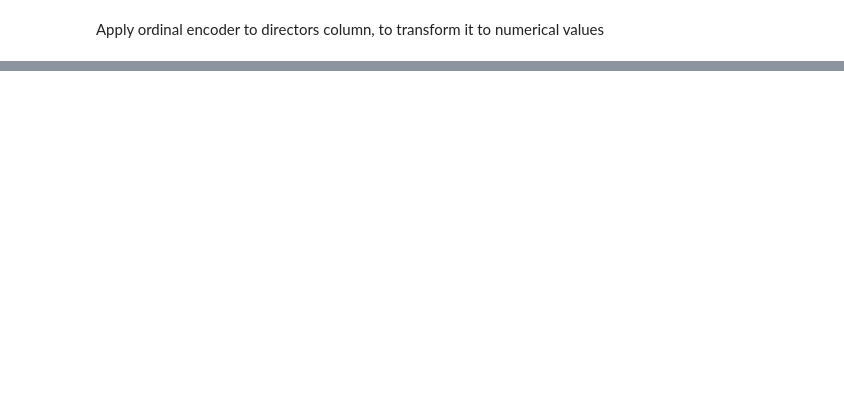
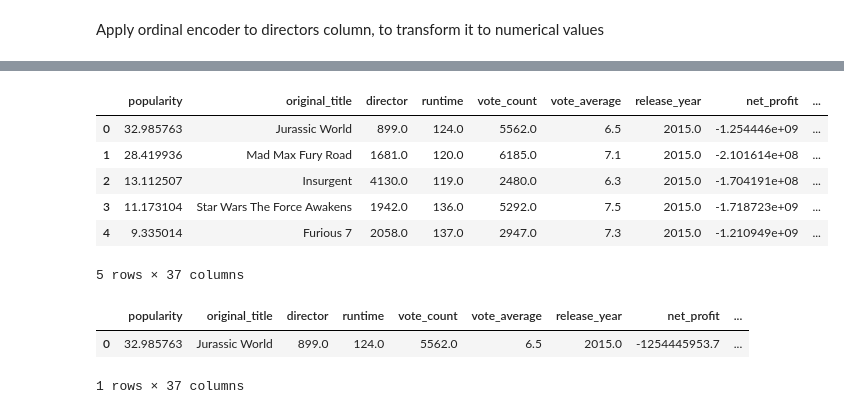
Before and after one commit to MohamedELfeky44/Movie-Recommendation-System, a Jupyter notebook: Project.ipynb, the cells around one changed output, grey strips where cells are left out. Saved outputs shown, nothing was run; the diff lists cells and outputs as text; code cells hidden in the pictures; blank space fills up the shorter version.

```diff
--- a/Project.ipynb
+++ b/Project.ipynb
@@ -213,0 +254,8 @@ df["director"] = encoder.fit_transform(np.array(df["director"]).reshape(-1,1))
+# %%
+#Then apply the transformation
+df_1 = split_dataframe("cast")
+df_2 = split_dataframe("keywords")
+df_3 = split_dataframe("production_companies")
+frame = [df,df_1,df_2,df_3]
+result = pd.concat(frame,axis=1)
+df = result.loc[:,~result.columns.duplicated()].copy() #drop duplicated columns
@@ -213,0 +269,14 @@ df["director"] = encoder.fit_transform(np.array(df["director"]).reshape(-1,1))
+# %%
+#drop duplicated columns
+columns_drop = ["cast","keywords","production_companies","release_date"]
+df.drop(columns_drop,axis=1,inplace=True)
+# %%
+df.head()
+# %% [output]
+|  | popularity | original_title | director | runtime | vote_count | vote_average | release_year | net_profit | ... |
+| 0 | 32.985763 | Jurassic World | 899.0 | 124.0 | 5562.0 | 6.5 | 2015.0 | -1.254446e+09 | ... |
+| 1 | 28.419936 | Mad Max Fury Road | 1681.0 | 120.0 | 6185.0 | 7.1 | 2015.0 | -2.101614e+08 | ... |
+| 2 | 13.112507 | Insurgent | 4130.0 | 119.0 | 2480.0 | 6.3 | 2015.0 | -1.704191e+08 | ... |
+| 3 | 11.173104 | Star Wars The Force Awakens | 1942.0 | 136.0 | 5292.0 | 7.5 | 2015.0 | -1.718723e+09 | ... |
+| 4 | 9.335014 | Furious 7 | 2058.0 | 137.0 | 2947.0 | 7.3 | 2015.0 | -1.210949e+09 | ... |
+5 rows × 37 columns
@@ -213,0 +288,12 @@ df["director"] = encoder.fit_transform(np.array(df["director"]).reshape(-1,1))
+# %%
+#apply ordinal encoder for cast,keywords and production_companies colunmns
+cols = ["cast1","keywords1","production_companies1","cast2","keywords2","production_companies2"
+       ,"cast3","keywords3","production_companies3"]
+df.fillna("s",inplace = True)
+for c in cols:
+    df[c] = encoder.fit_transform(np.array(df[c]).reshape(-1,1))
+df.head(1)
+# %% [output]
+|  | popularity | original_title | director | runtime | vote_count | vote_average | release_year | net_profit | ... |
+| 0 | 32.985763 | Jurassic World | 899.0 | 124.0 | 5562.0 | 6.5 | 2015.0 | -1254445953.7 | ... |
+1 rows × 37 columns
```
Also changed, not shown: parts of 16 cells of this notebook.
